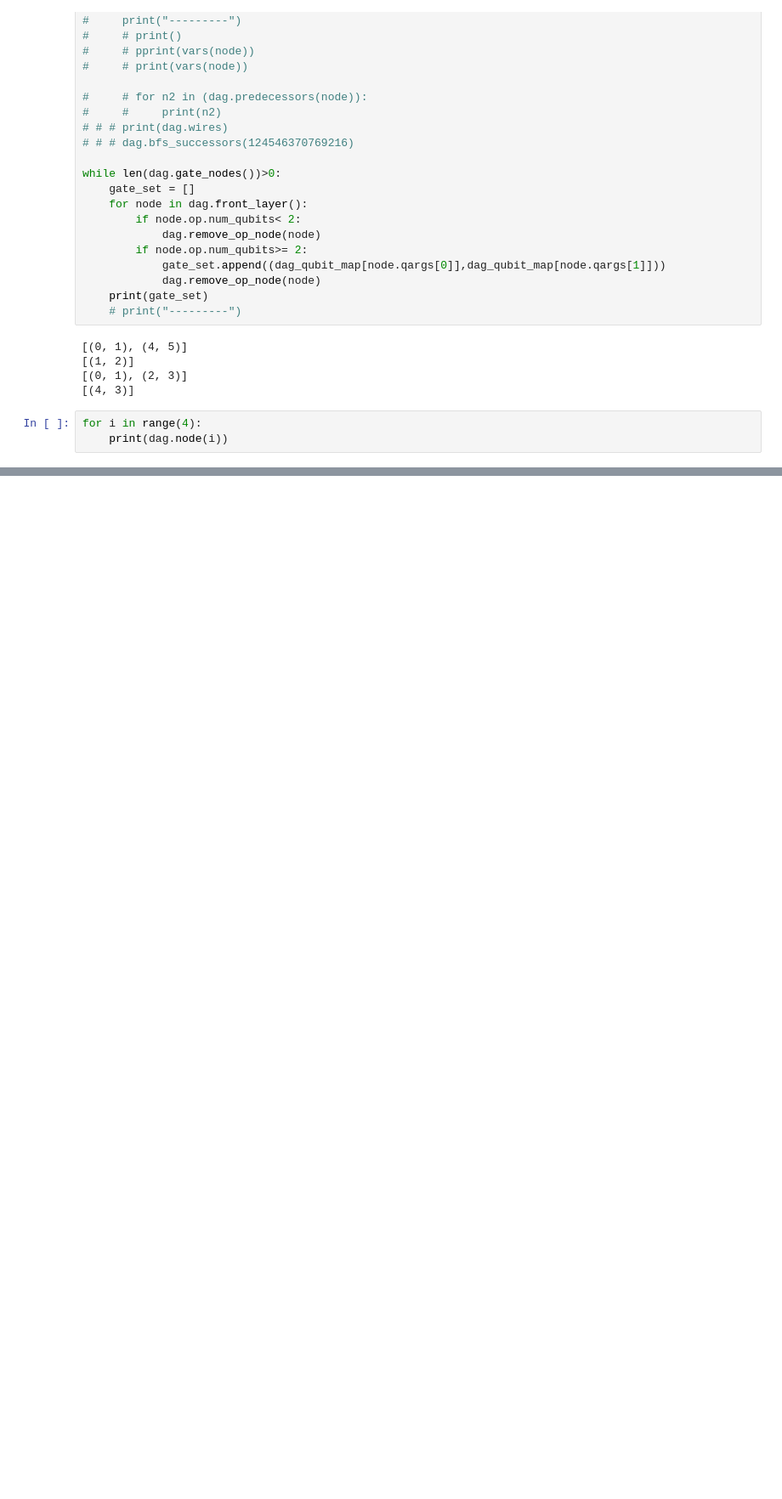
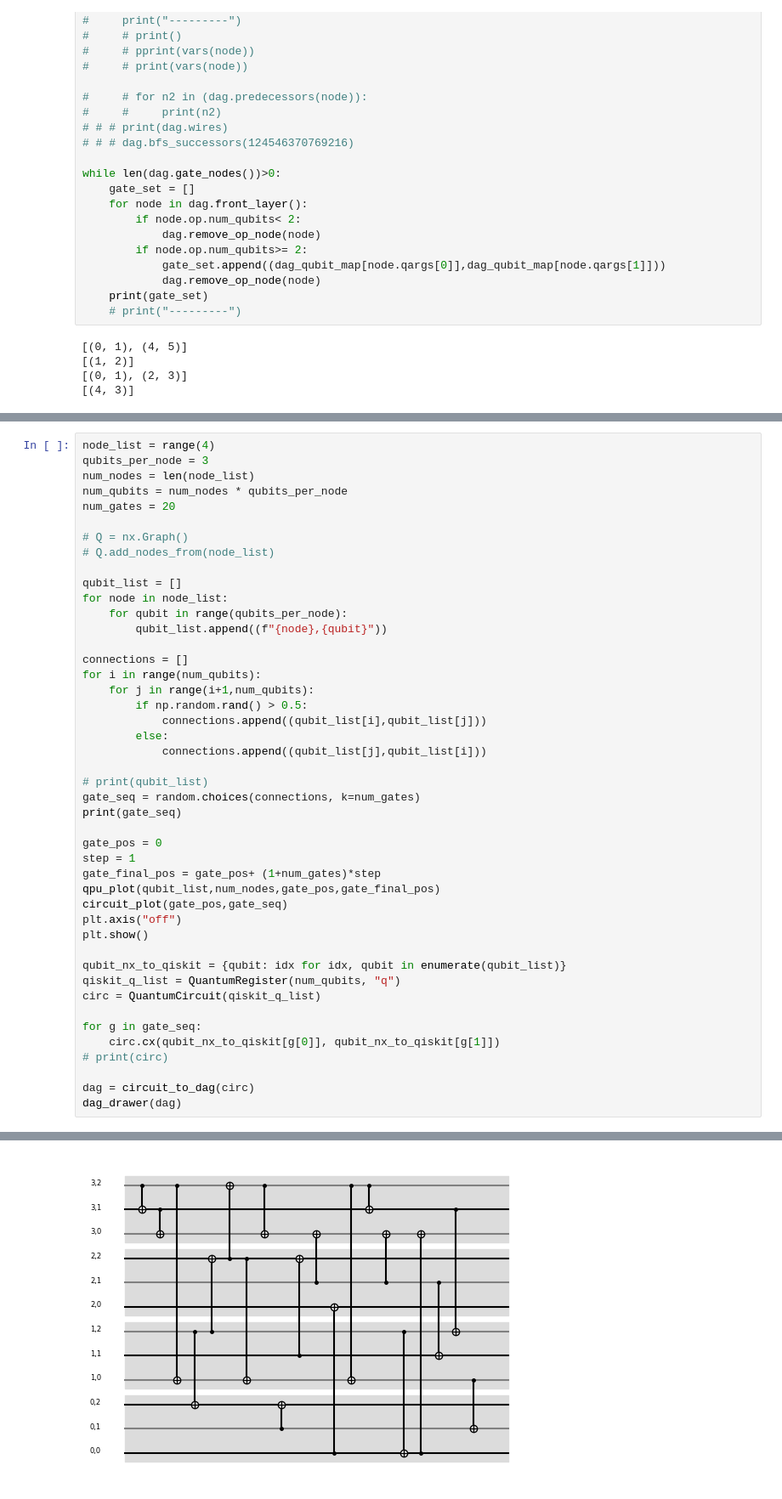
Before and after one commit to hassan-shap/QswitchNet, a Jupyter notebook: DAG.ipynb, the cells around one changed output, grey strips where cells are left out. Shown at 85% size. Drawn from its saved outputs; the diff is of its cells as text; blank space fills up the shorter version.

```diff
--- a/DAG.ipynb
+++ b/DAG.ipynb
@@ -573,6 +573,3 @@ while len(dag.gate_nodes())>0:
 [(1, 2)]
 [(0, 1), (2, 3)]
 [(4, 3)]
-# %%
-for i in range(4):
-    print(dag.node(i))
@@ -583,0 +607,46 @@ for i in range(4):
+# %%
+node_list = range(4)
+qubits_per_node = 3
+num_nodes = len(node_list)
+num_qubits = num_nodes * qubits_per_node
+num_gates = 20
+
+# Q = nx.Graph()
+# Q.add_nodes_from(node_list)
+
+qubit_list = []
+for node in node_list:
+    for qubit in range(qubits_per_node):
+        qubit_list.append((f"{node},{qubit}"))
+
+connections = []
+for i in range(num_qubits):
+    for j in range(i+1,num_qubits):
+        if np.random.rand() > 0.5:
+            connections.append((qubit_list[i],qubit_list[j]))
+        else:
+            connections.append((qubit_list[j],qubit_list[i]))
+
+# print(qubit_list)
+gate_seq = random.choices(connections, k=num_gates)
+print(gate_seq)
+
+gate_pos = 0
+step = 1
+gate_final_pos = gate_pos+ (1+num_gates)*step
+qpu_plot(qubit_list,num_nodes,gate_pos,gate_final_pos)
+circuit_plot(gate_pos,gate_seq)
+plt.axis("off")
+plt.show()
+
+qubit_nx_to_qiskit = {qubit: idx for idx, qubit in enumerate(qubit_list)}
+qiskit_q_list = QuantumRegister(num_qubits, "q")
+circ = QuantumCircuit(qiskit_q_list)
+
+for g in gate_seq:
+    circ.cx(qubit_nx_to_qiskit[g[0]], qubit_nx_to_qiskit[g[1]])
+# print(circ)
+
+dag = circuit_to_dag(circ)
+dag_drawer(dag)
+# %% [output]
@@ -583,0 +654 @@ for i in range(4):
+[figure, added]
```
Also changed, not shown: parts of 4 cells of this notebook, 3 other files.
